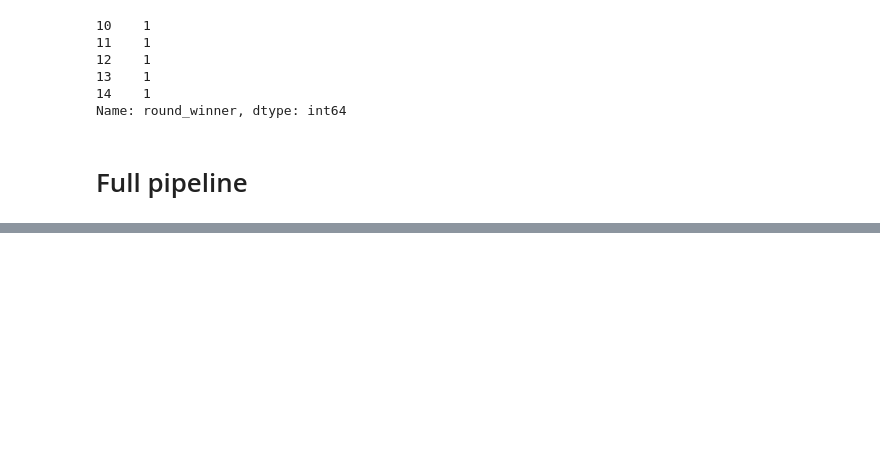
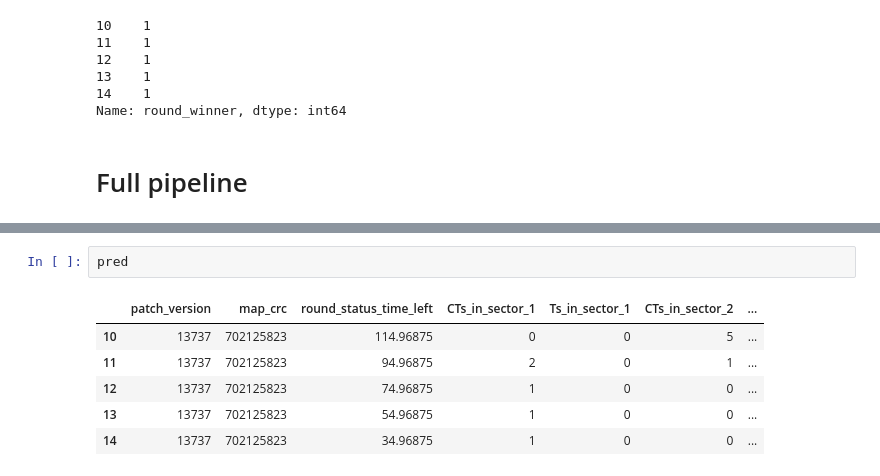
Before and after one commit to szelesaron/CS_GO_AI_competition, a Jupyter notebook: process_pipeline_done.ipynb, the cells around one changed output, grey strips where cells are left out. Saved outputs shown, nothing was run; the diff lists cells and outputs as text; blank space fills up the shorter version.

```diff
--- a/process_pipeline_done.ipynb
+++ b/process_pipeline_done.ipynb
@@ -470 +396,10 @@ X
+# %%
+pred
+# %% [output]
+|  | patch_version | map_crc | round_status_time_left | CTs_in_sector_1 | Ts_in_sector_1 | CTs_in_sector_2 | ... |
+| 10 | 13737 | 702125823 | 114.96875 | 0 | 0 | 5 | ... |
+| 11 | 13737 | 702125823 | 94.96875 | 2 | 0 | 1 | ... |
+| 12 | 13737 | 702125823 | 74.96875 | 1 | 0 | 0 | ... |
+| 13 | 13737 | 702125823 | 54.96875 | 1 | 0 | 0 | ... |
+| 14 | 13737 | 702125823 | 34.96875 | 1 | 0 | 0 | ... |
 # %%
```
Also changed, not shown: parts of 22 cells of this notebook.
